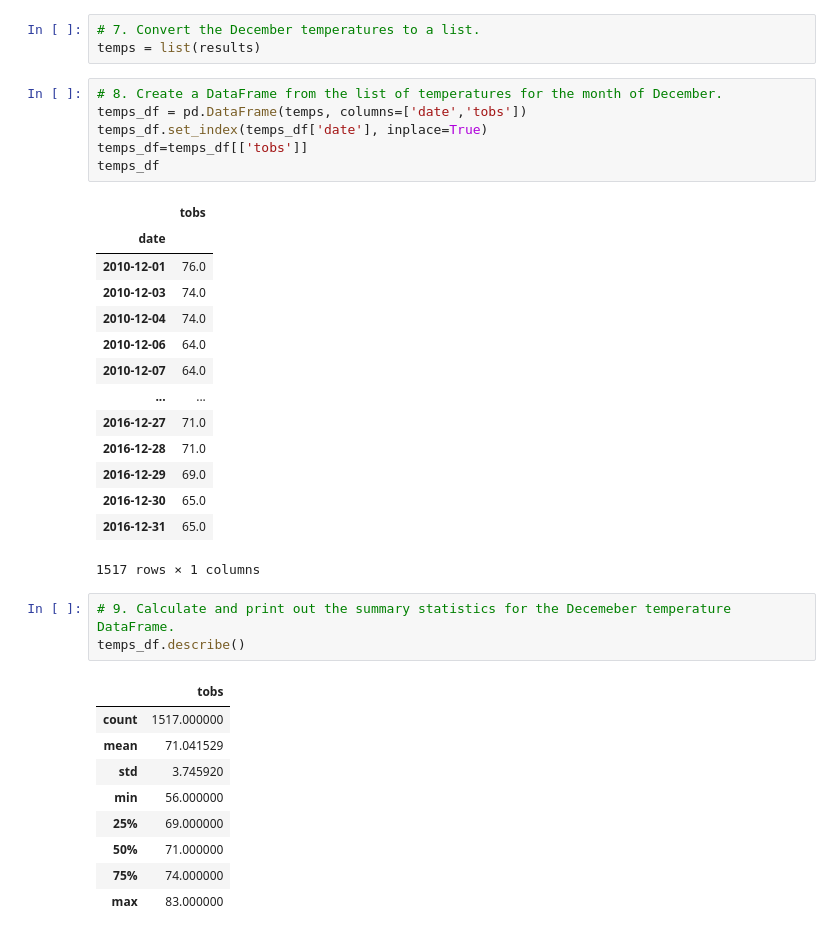
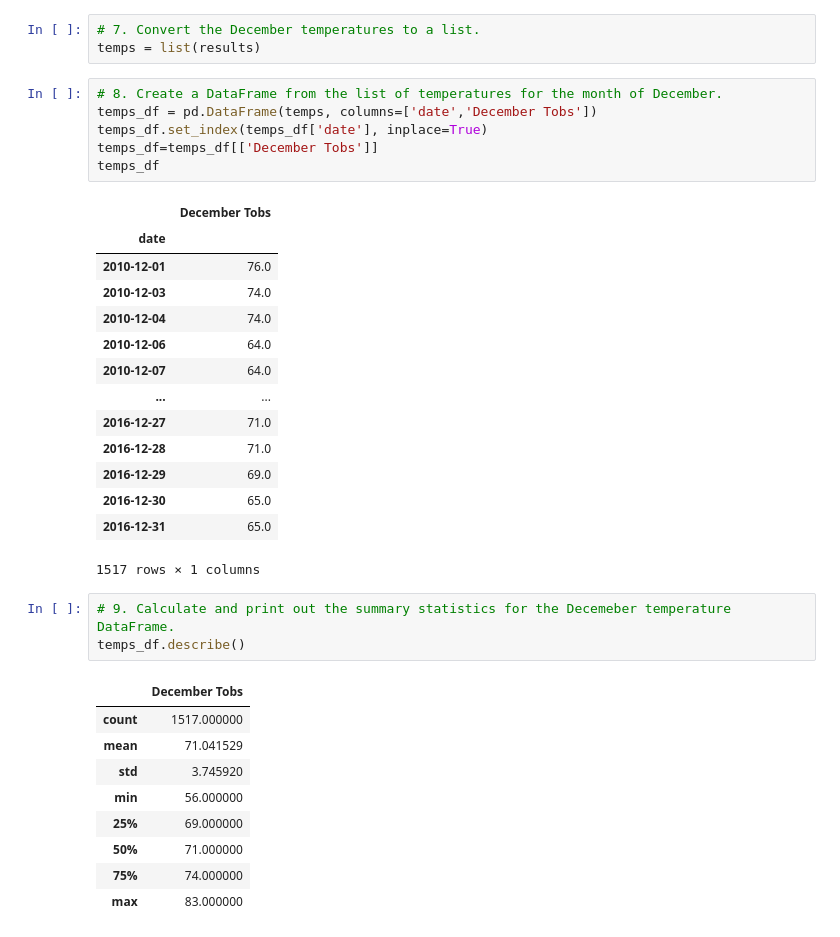
Before and after one commit to cedoula/surfs_up, a Jupyter notebook: SurfsUp_Challenge.ipynb, the cells around one changed output. Drawn from its saved outputs; the diff is of its cells as text.

```diff
--- a/SurfsUp_Challenge.ipynb
+++ b/SurfsUp_Challenge.ipynb
@@ -98,12 +98,12 @@ results = session.query(Measurement.date, Measurement.tobs).\
 temps = list(results)
 # %%
 # 8. Create a DataFrame from the list of temperatures for the month of December.
-temps_df = pd.DataFrame(temps, columns=['date','tobs'])
+temps_df = pd.DataFrame(temps, columns=['date','December Tobs'])
 temps_df.set_index(temps_df['date'], inplace=True)
-temps_df=temps_df[['tobs']]
+temps_df=temps_df[['December Tobs']]
 temps_df
 # %% [output]
-|  | tobs |
+|  | December Tobs |
 | date |  |
 | 2010-12-01 | 76.0 |
 | 2010-12-03 | 74.0 |
@@ -121,7 +121,7 @@ temps_df
 # 9. Calculate and print out the summary statistics for the Decemeber temperature DataFrame.
 temps_df.describe()
 # %% [output]
-|  | tobs |
+|  | December Tobs |
 | count | 1517.000000 |
 | mean | 71.041529 |
 | std | 3.745920 |
```
Also changed, not shown: parts of 2 cells of this notebook, 1 other file.
